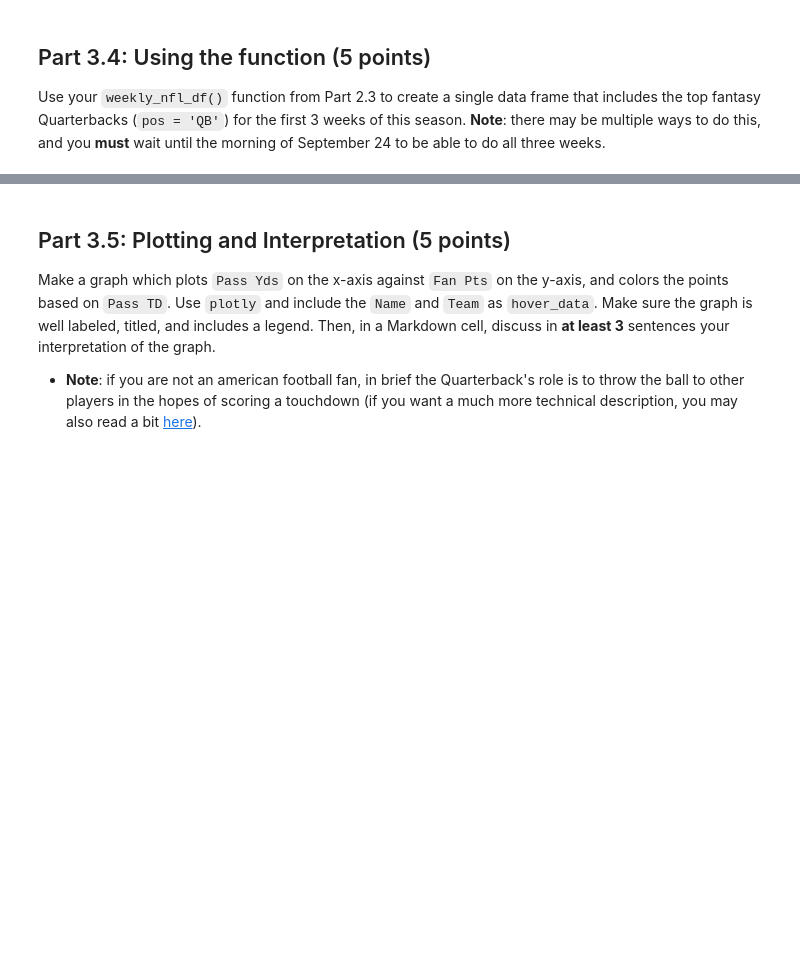
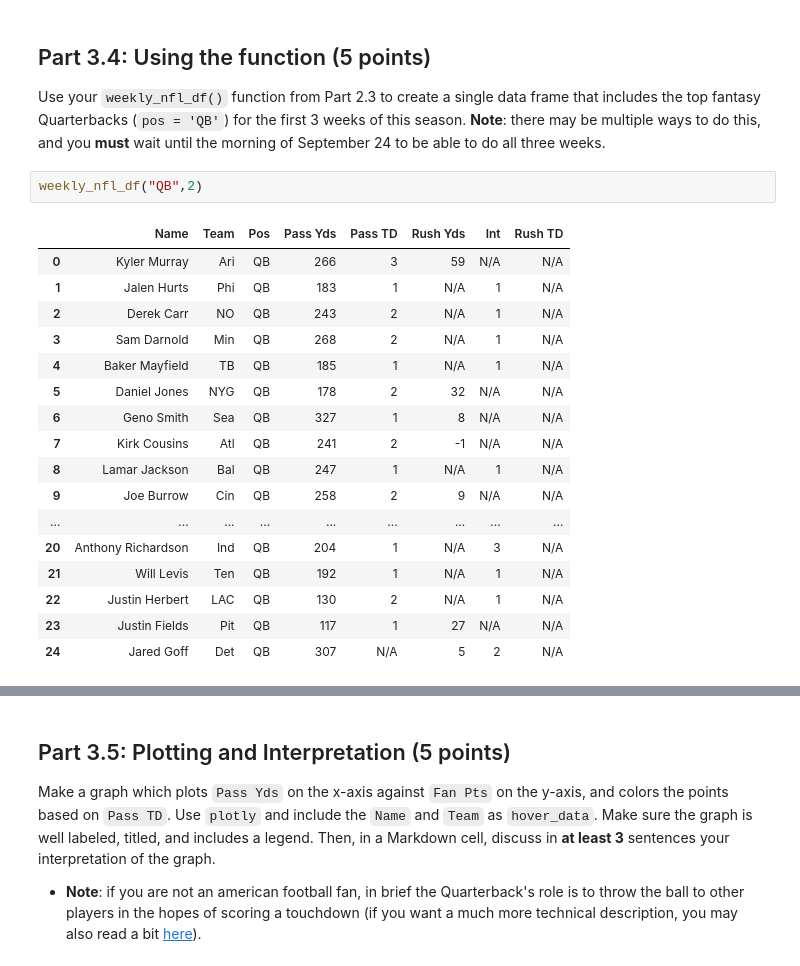
Before and after one commit to DiegoCico/DS3000, a Jupyter notebook: Week3/HW2.ipynb, the cells around one changed output, grey strips where cells are left out. Cells and saved outputs as stored; diff of their text form; blank space fills up the shorter version.

```diff
--- a/Week3/HW2.ipynb
+++ b/Week3/HW2.ipynb
@@ -668,3 +892,23 @@ Go to the url from Part 2.1 in the browser and examine how the url changes when
 ## Part 3.4: Using the function (5 points)
 
 Use your `weekly_nfl_df()` function from Part 2.3 to create a single data frame that includes the top fantasy Quarterbacks (`pos = 'QB'`) for the first 3 weeks of this season. **Note**: there may be multiple ways to do this, and you **must** wait until the morning of September 24 to be able to do all three weeks.
+# %%
+weekly_nfl_df("QB",2)
+# %% [output]
+|  | Name | Team | Pos | Pass Yds | Pass TD | Rush Yds | Int | Rush TD |
+| 0 | Kyler Murray | Ari | QB | 266 | 3 | 59 | N/A | N/A |
+| 1 | Jalen Hurts | Phi | QB | 183 | 1 | N/A | 1 | N/A |
+| 2 | Derek Carr | NO | QB | 243 | 2 | N/A | 1 | N/A |
+| 3 | Sam Darnold | Min | QB | 268 | 2 | N/A | 1 | N/A |
+| 4 | Baker Mayfield | TB | QB | 185 | 1 | N/A | 1 | N/A |
+| 5 | Daniel Jones | NYG | QB | 178 | 2 | 32 | N/A | N/A |
+| 6 | Geno Smith | Sea | QB | 327 | 1 | 8 | N/A | N/A |
+| 7 | Kirk Cousins | Atl | QB | 241 | 2 | -1 | N/A | N/A |
+| 8 | Lamar Jackson | Bal | QB | 247 | 1 | N/A | 1 | N/A |
+| 9 | Joe Burrow | Cin | QB | 258 | 2 | 9 | N/A | N/A |
+| ... | ... | ... | ... | ... | ... | ... | ... | ... |
+| 20 | Anthony Richardson | Ind | QB | 204 | 1 | N/A | 3 | N/A |
+| 21 | Will Levis | Ten | QB | 192 | 1 | N/A | 1 | N/A |
+| 22 | Justin Herbert | LAC | QB | 130 | 2 | N/A | 1 | N/A |
+| 23 | Justin Fields | Pit | QB | 117 | 1 | 27 | N/A | N/A |
+| 24 | Jared Goff | Det | QB | 307 | N/A | 5 | 2 | N/A |
```
Also changed, not shown: parts of 26 cells of this notebook, 1 other file.
